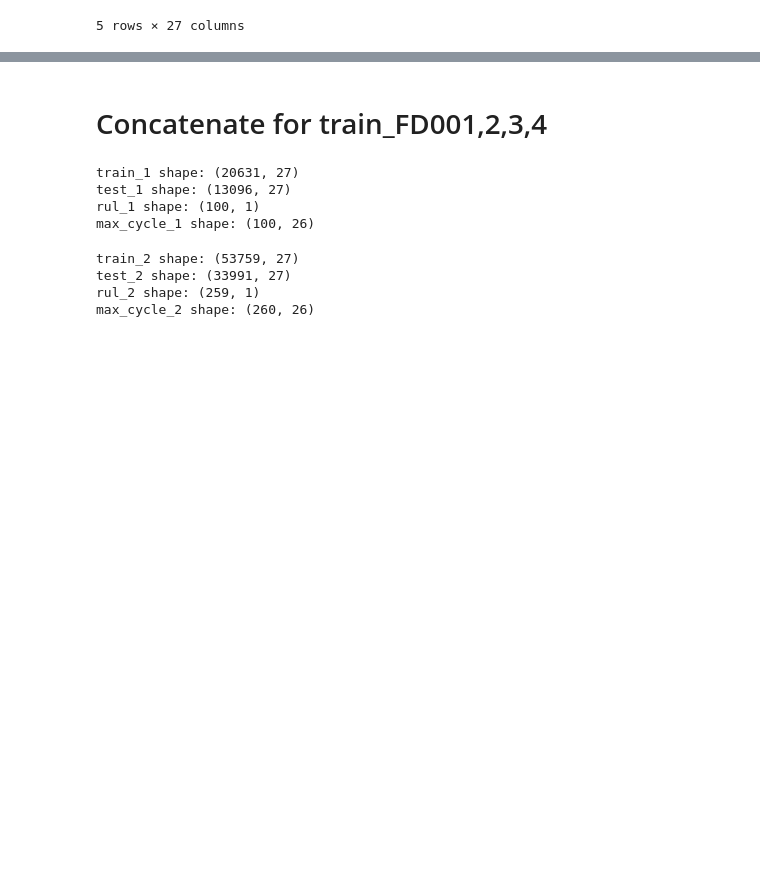
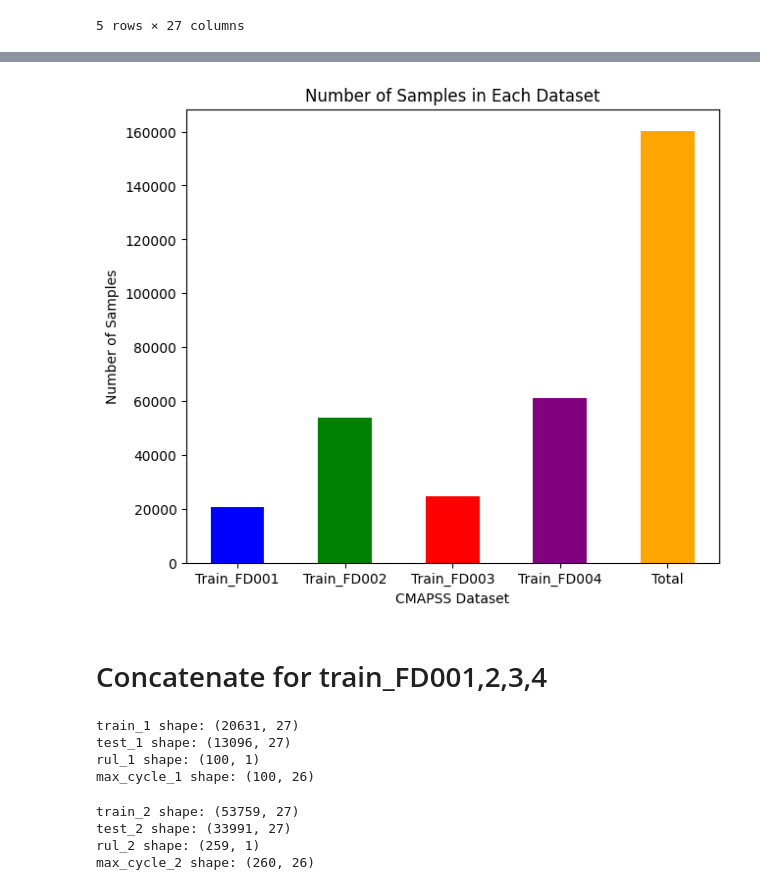
Before and after one commit to ngovanuc/IAD, a Jupyter notebook: Intern/16_CMAPSS_using_Transformer/source/03_FL_by_Flower_for_RUL_prediction_using_Transformer_FD001234.ipynb, the cells around one changed output, grey strips where cells are left out. Drawn from its saved outputs; the diff is of its cells as text; code cells hidden in the pictures; blank space fills up the shorter version.

```diff
--- a/Intern/16_CMAPSS_using_Transformer/source/03_FL_by_Flower_for_RUL_prediction_using_Transformer_FD001234.ipynb
+++ b/Intern/16_CMAPSS_using_Transformer/source/03_FL_by_Flower_for_RUL_prediction_using_Transformer_FD001234.ipynb
@@ -595,0 +623,3 @@ test_4.head()
+# %%
+total = len(train_1) + len(train_2) + len(train_3) + len(train_4)
+total
@@ -595,0 +629,11 @@ test_4.head()
+# %%
+sample_counts = [len(train_1), len(train_2), len(train_3), len(train_4), total]
+labels = ['Train_FD001', 'Train_FD002', 'Train_FD003', 'Train_FD004', 'Total']
+
+plt.figure(figsize=(7, 6))
+plt.bar(labels, sample_counts, color=['blue', 'green', 'red', 'purple', 'orange'], width=0.5)
+plt.xlabel('CMAPSS Dataset')
+plt.ylabel('Number of Samples')
+plt.title('Number of Samples in Each Dataset')
+plt.show()
+# %% [output]
@@ -596,3 +641,4 @@ test_4.head()
+[figure, added]
 # %% [markdown]
 # Concatenate for train_FD001,2,3,4
 # %%
```
Also changed, not shown: parts of 55 cells of this notebook, 7 other files.
